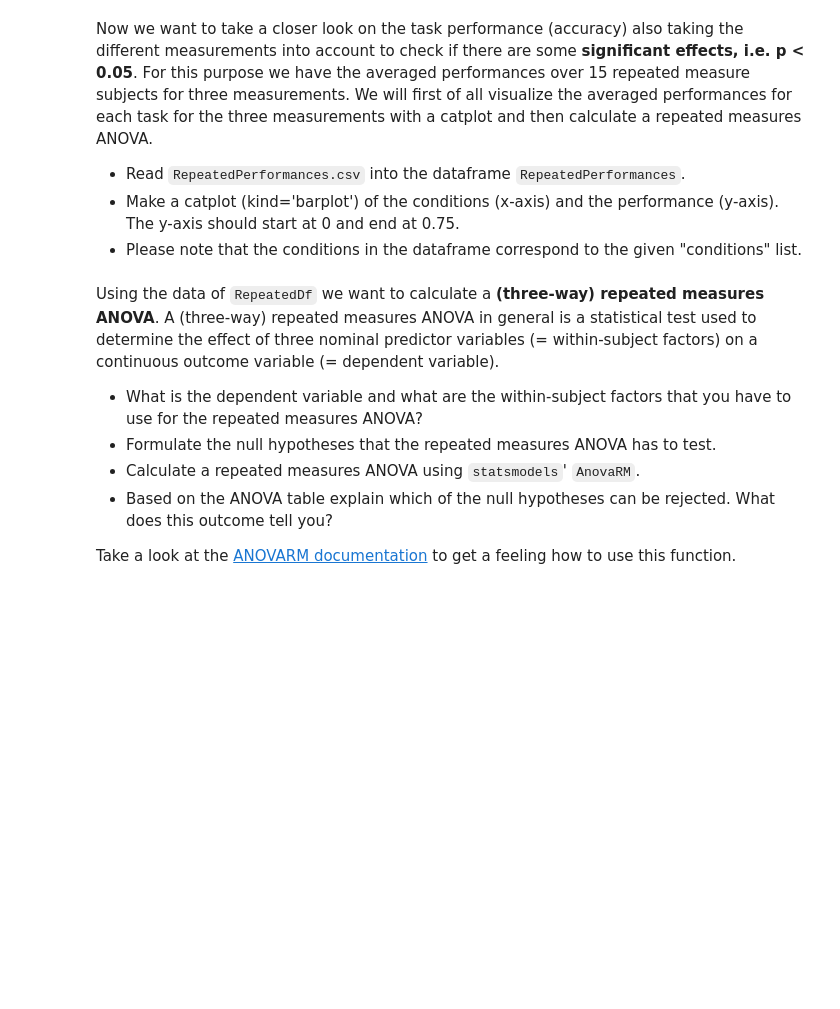
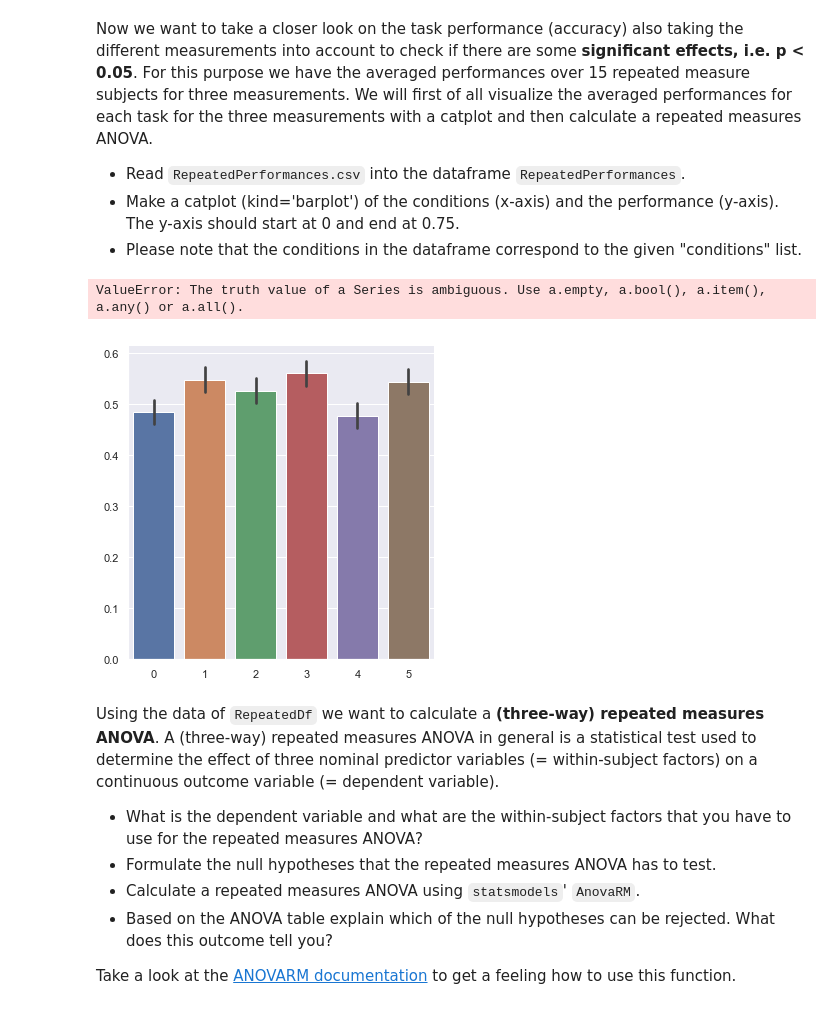
Before and after one commit to NBP-ACC/week-6-acc_9, a Jupyter notebook: sheet04.ipynb, the cells around one changed output. Saved outputs shown, nothing was run; the diff lists cells and outputs as text; code cells hidden in the pictures; blank space fills up the shorter version.

```diff
--- a/sheet04.ipynb
+++ b/sheet04.ipynb
@@ -252,10 +252,16 @@ Now we want to take a closer look on the task performance (accuracy) also taking
 # %%
 conditions = ["Absolute - 3sec ","Absolute - Infinite","Relative - 3sec ","Relative - Infinite","Pointing - 3sec","Pointing - Infinite"]
 
 RepeatedPerformances = pd.read_csv("./Data/RepeatedPerformances.csv", header = 0)
-# plotting isn't working yet
-#sns.catplot(x=RepeatedPerformances["Condition"], y=RepeatedPerformances["Performance"], data=RepeatedPerformances, kind="bar", order = conditions)
+x = RepeatedPerformances["Condition"]
+y = RepeatedPerformances["Performance"]
+# plotting isn't working yet (see error message)
+# also what do we need the conditions list for? that was there before
+sns.catplot(data = RepeatedPerformances,x=x, y=y, kind = "bar")
 #plt.ylim((0,0.75))
+# %% [output]
+ValueError: The truth value of a Series is ambiguous. Use a.empty, a.bool(), a.item(), a.any() or a.all().
+[figure, added]
 # %%
 # create a usable dataframe for the following analysis
 repgroup = RepeatedPerformances.groupby(['Measurement','Subject','Condition'], as_index=False)['Performance'].mean()
```
Also changed, not shown: parts of 8 cells of this notebook.
